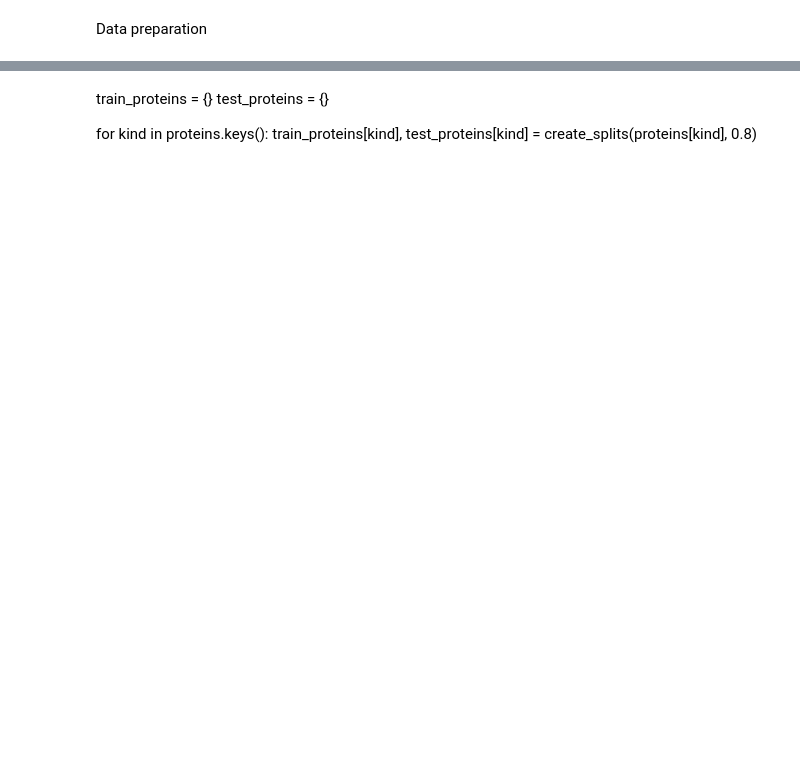
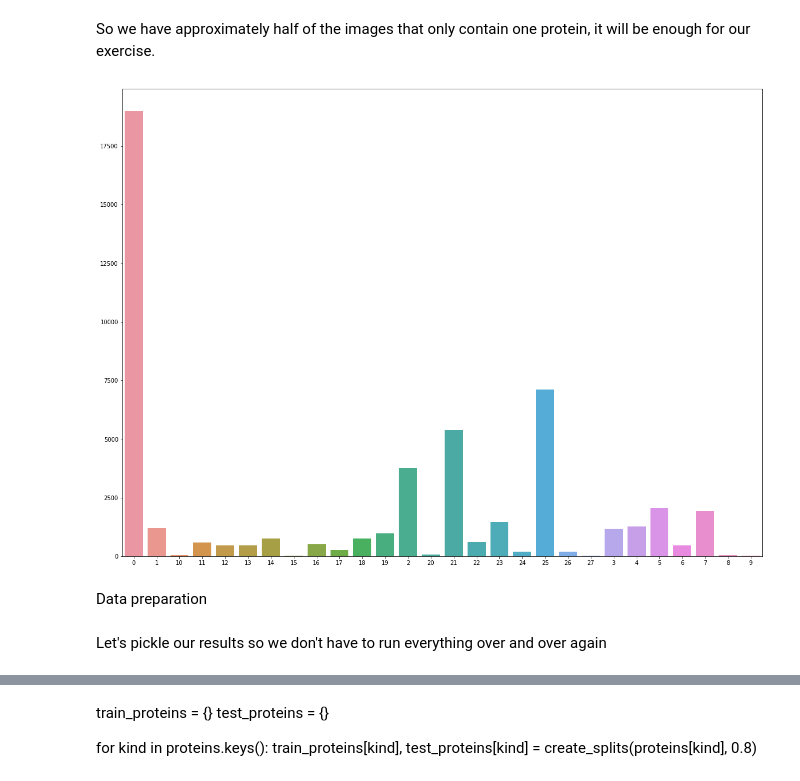
Before and after one commit to NocTuro974/Human-Proteins-Classification, a Jupyter notebook: Human Protein Preparation.ipynb, the cells around one changed output, grey strips where cells are left out. Drawn from its saved outputs; the diff is of its cells as text; code cells hidden in the pictures; blank space fills up the shorter version.

```diff
--- a/Human Protein Preparation.ipynb
+++ b/Human Protein Preparation.ipynb
@@ -9,0 +14,3 @@ import tensorflow as tf
+# %%
+train_df = pd.read_csv("train.csv")
+train_df.head()
@@ -9,0 +28,7 @@ import tensorflow as tf
+# %%
+# Lets' split up the target column and see how many files containing multiple labels
+train_df["nb_labels"] = train_df["16 0"].apply(lambda x: len(x.split(" ")))
+print("Maximum number of labels attached to a single sample: {}".format(train_df['nb_labels'].max()))
+print("Minimum number of labels attached to a single sample: {}".format(train_df['nb_labels'].min()))
+print("\nAll counts:")
+print(train_df["nb_labels"].value_counts())
@@ -10,2 +46,30 @@ import tensorflow as tf
+# %% [markdown]
+So we have approximately half of the images that only contain one protein, it will be enough for our exercise.
+# %%
+# Split the labels
+labels = train_df["16 0"].apply(lambda x: x.split(" "))
+
+# Create a counter. This initializes the count for each class with a value of zero
+labels_count = {"0": 0, "1": 0, "2": 0, "3": 0, "4": 0, "5": 0,
+                "6": 0, "7": 0, "8": 0, "9": 0, "10": 0, "11": 0,
+                "12": 0, "13": 0, "14": 0, "15": 0, "16": 0, "17": 0,
+                "18": 0, "19": 0, "20": 0, "21": 0, "22": 0, "23": 0,
+                "24": 0, "25": 0, "26": 0, "27": 0
+                }
+
+# Update the counter
+for label in labels:
+    if len(label) > 1:
+        for l in label:
+            labels_count[str(l)]+=1
+    else:
+        labels_count[str(l)]+=1
+
+# Plot
+plt.figure(figsize=(20,15))
+sns.barplot(x=list(labels_count.keys()), y=list(labels_count.values()))
+plt.show()
+# %% [output]
+[figure, added]
 # %% [markdown]
 Data preparation
@@ -13,0 +139,2 @@ Data preparation
+# %% [markdown]
+Let's pickle our results so we don't have to run everything over and over again
```
Also changed, not shown: parts of 16 cells of this notebook, 1 other file.
